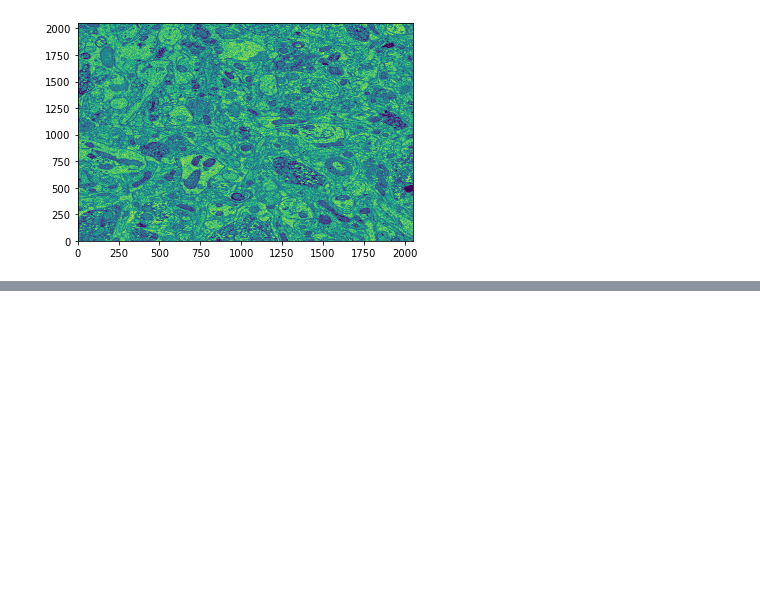
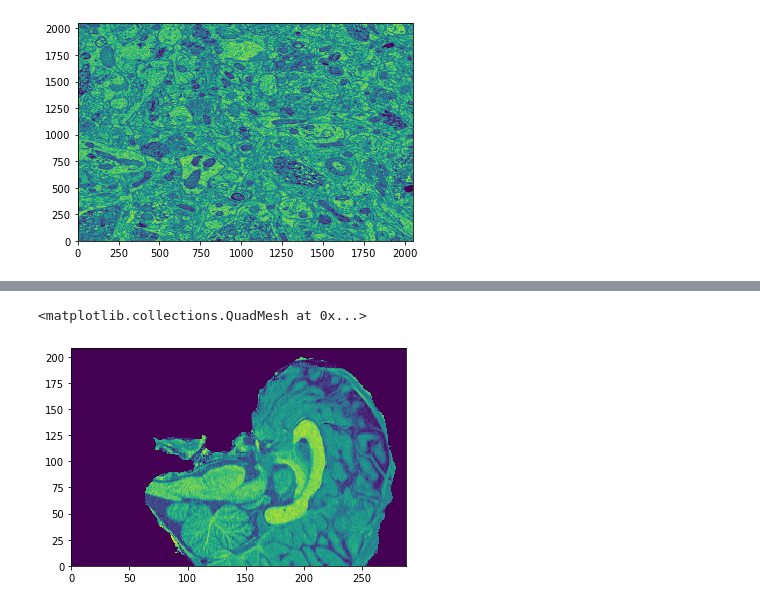
Before and after one commit to talizacks/yt_Summer_proj, a Jupyter notebook: Neuro.ipynb, the cells around one changed output, grey strips where cells are left out. Cells and saved outputs as stored; diff of their text form; code cells hidden in the pictures; blank space fills up the shorter version.

```diff
--- a/Neuro.ipynb
+++ b/Neuro.ipynb
@@ -91,0 +138,5 @@ interactive(children=(IntSlider(value=0, description='i', max=10), Output()), _d
+# %%
+plt.pcolormesh(run3[144])
+# %% [output]
+<matplotlib.collections.QuadMesh at 0x...>
+[figure, added]
```
Also changed, not shown: parts of 20 cells of this notebook, 1 other file.
